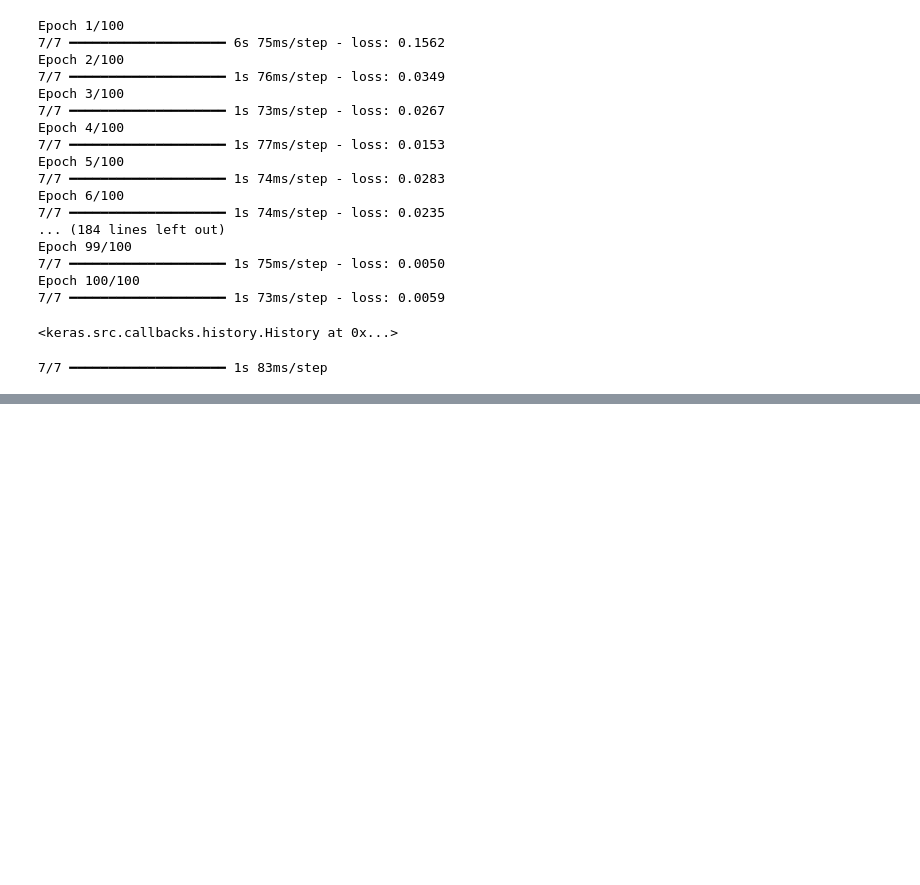
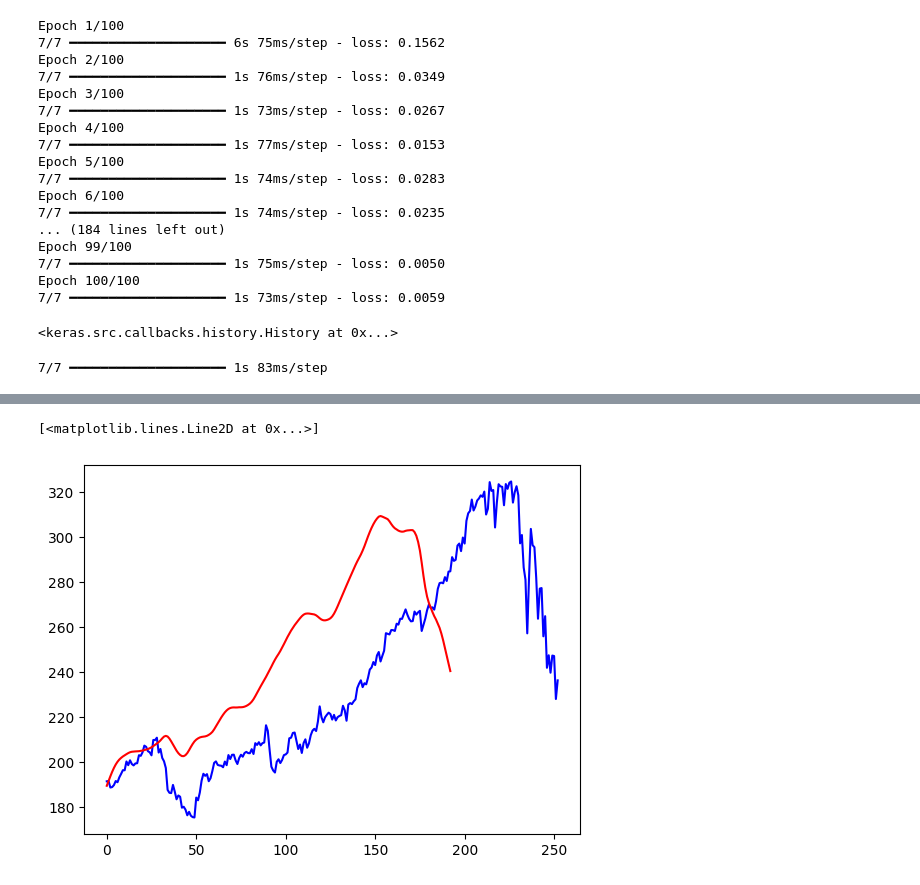
Before and after one commit to Vivekchavda1374/ML, a Jupyter notebook: LSTM.ipynb, the cells around one changed output, grey strips where cells are left out. Drawn from its saved outputs; the diff is of its cells as text; code cells hidden in the pictures; blank space fills up the shorter version.

```diff
--- a/LSTM.ipynb
+++ b/LSTM.ipynb
@@ -207,0 +190,2 @@ array([[0.09431287],
+# %%
+predictions=minmax.inverse_transform(predictions)
@@ -207,0 +194,7 @@ array([[0.09431287],
+# %%
+plt.figure()
+plt.plot(testing_data,color='blue',label='Actual Apple Stock Price')
+plt.plot(predictions,color='red',label='Predicted Apple Stock Price')
+# %% [output]
+[<matplotlib.lines.Line2D at 0x...>]
+[figure, added]
```
Also changed, not shown: parts of 2 cells of this notebook.
